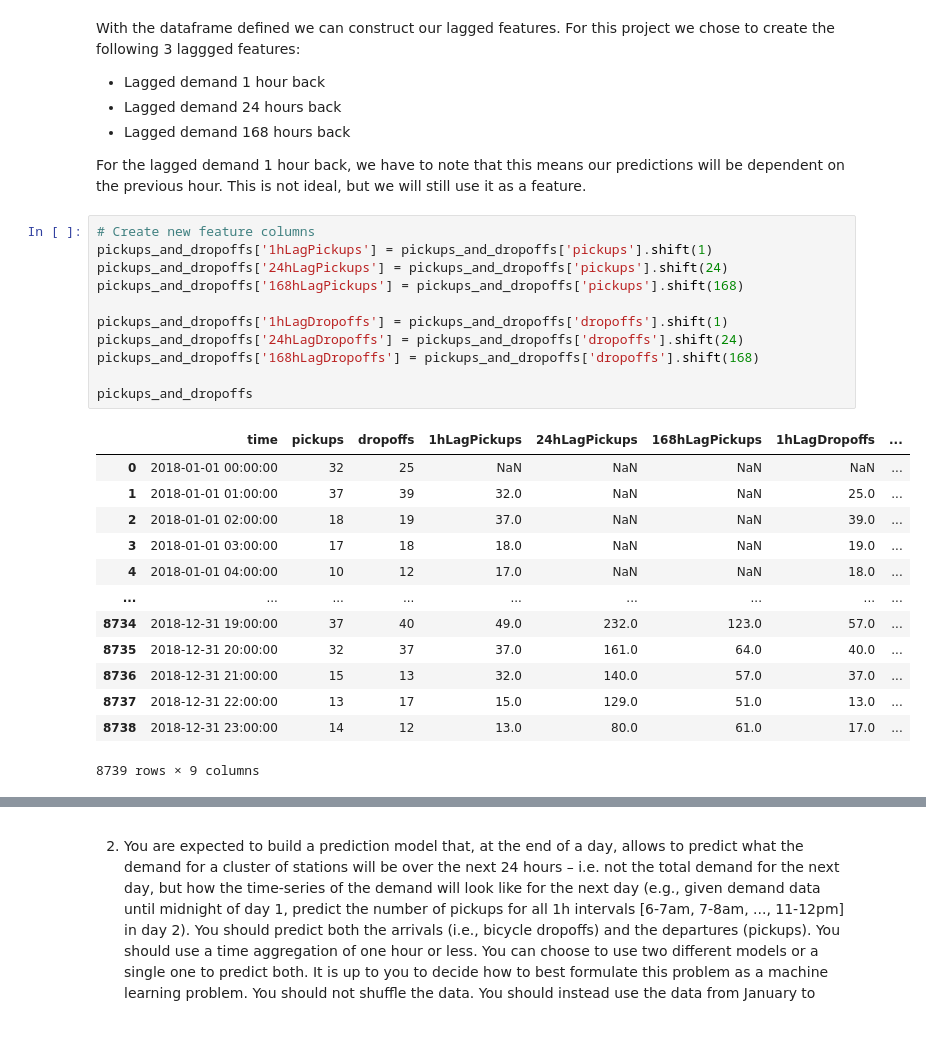
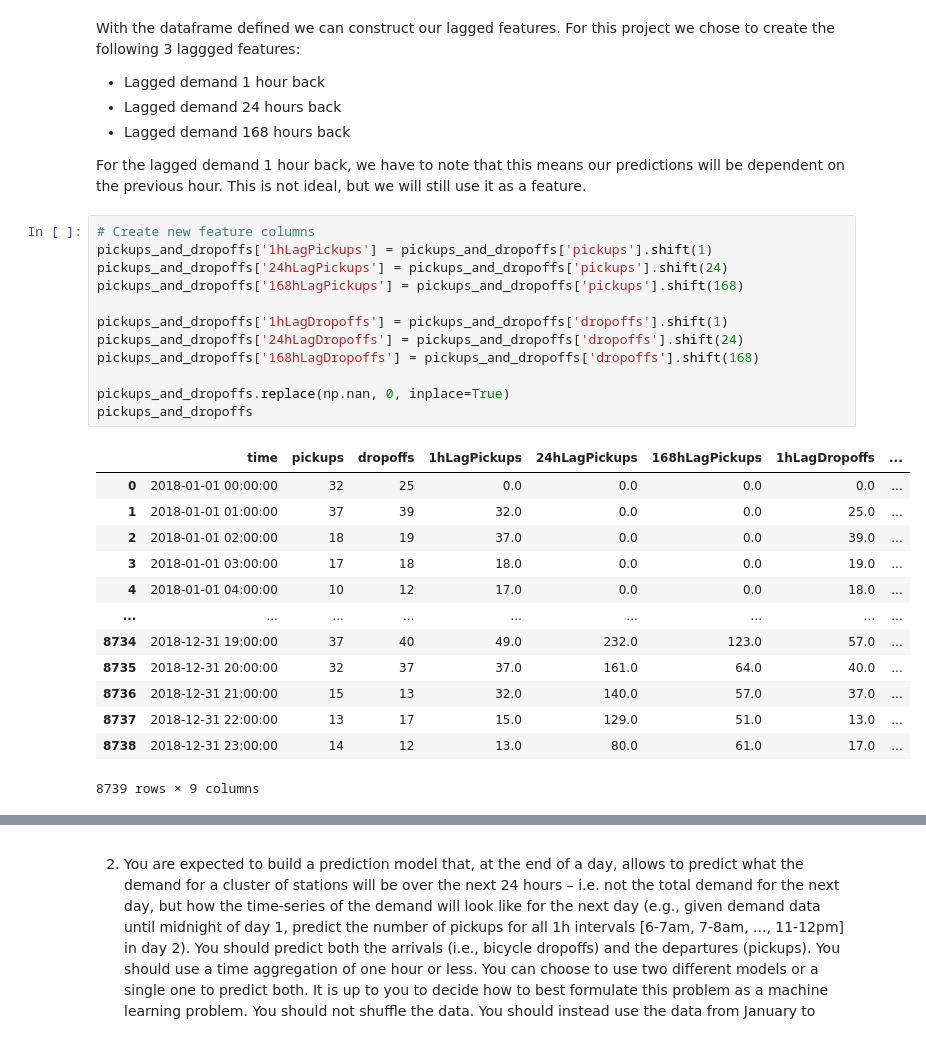
Before and after one commit to 4ug-aug/42577-IBA-Project, a Jupyter notebook: project.ipynb, the cells around one changed output, grey strips where cells are left out. Saved outputs shown, nothing was run; the diff lists cells and outputs as text.

```diff
--- a/project.ipynb
+++ b/project.ipynb
@@ -591,21 +591,22 @@ For the lagged demand 1 hour back, we have to note that this means our predictio
 # %%
 # Create new feature columns
 pickups_and_dropoffs['1hLagPickups'] = pickups_and_dropoffs['pickups'].shift(1)
 pickups_and_dropoffs['24hLagPickups'] = pickups_and_dropoffs['pickups'].shift(24)
 pickups_and_dropoffs['168hLagPickups'] = pickups_and_dropoffs['pickups'].shift(168)
 
 pickups_and_dropoffs['1hLagDropoffs'] = pickups_and_dropoffs['dropoffs'].shift(1)
 pickups_and_dropoffs['24hLagDropoffs'] = pickups_and_dropoffs['dropoffs'].shift(24)
 pickups_and_dropoffs['168hLagDropoffs'] = pickups_and_dropoffs['dropoffs'].shift(168)
 
+pickups_and_dropoffs.replace(np.nan, 0, inplace=True)
 pickups_and_dropoffs
 # %% [output]
 |  | time | pickups | dropoffs | 1hLagPickups | 24hLagPickups | 168hLagPickups | 1hLagDropoffs | ... |
-| 0 | 2018-01-01 00:00:00 | 32 | 25 | NaN | NaN | NaN | NaN | ... |
-| 1 | 2018-01-01 01:00:00 | 37 | 39 | 32.0 | NaN | NaN | 25.0 | ... |
-| 2 | 2018-01-01 02:00:00 | 18 | 19 | 37.0 | NaN | NaN | 39.0 | ... |
-| 3 | 2018-01-01 03:00:00 | 17 | 18 | 18.0 | NaN | NaN | 19.0 | ... |
-| 4 | 2018-01-01 04:00:00 | 10 | 12 | 17.0 | NaN | NaN | 18.0 | ... |
+| 0 | 2018-01-01 00:00:00 | 32 | 25 | 0.0 | 0.0 | 0.0 | 0.0 | ... |
+| 1 | 2018-01-01 01:00:00 | 37 | 39 | 32.0 | 0.0 | 0.0 | 25.0 | ... |
+| 2 | 2018-01-01 02:00:00 | 18 | 19 | 37.0 | 0.0 | 0.0 | 39.0 | ... |
+| 3 | 2018-01-01 03:00:00 | 17 | 18 | 18.0 | 0.0 | 0.0 | 19.0 | ... |
+| 4 | 2018-01-01 04:00:00 | 10 | 12 | 17.0 | 0.0 | 0.0 | 18.0 | ... |
 | ... | ... | ... | ... | ... | ... | ... | ... | ... |
 | 8734 | 2018-12-31 19:00:00 | 37 | 40 | 49.0 | 232.0 | 123.0 | 57.0 | ... |
 | 8735 | 2018-12-31 20:00:00 | 32 | 37 | 37.0 | 161.0 | 64.0 | 40.0 | ... |
```
Also changed, not shown: parts of 1 cell of this notebook.
